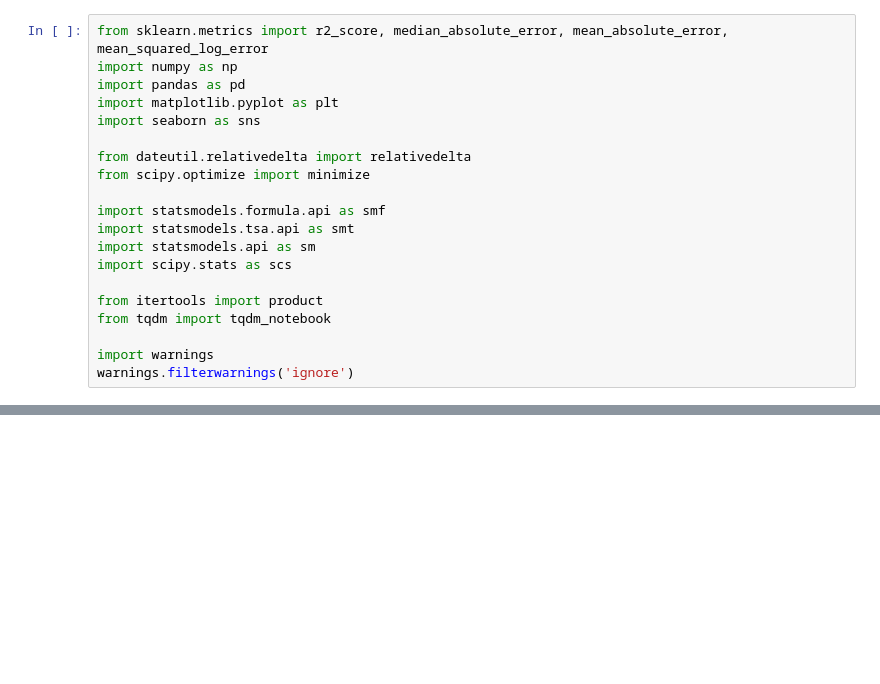
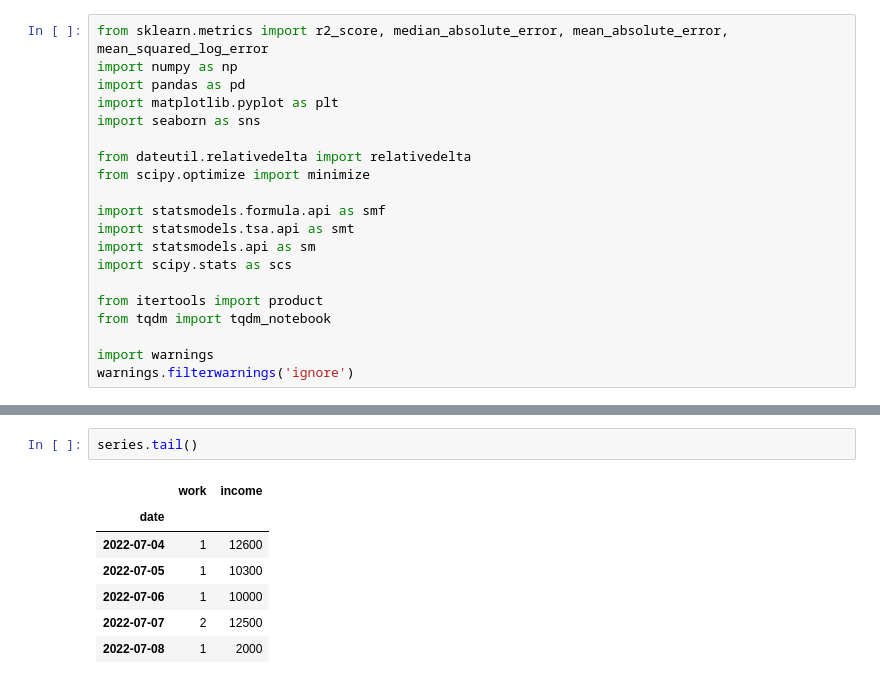
Before and after one commit to wessware/time_series_forecasting_linear_ml_models, a Jupyter notebook: models/time_series_1.ipynb, the cells around one changed output, grey strips where cells are left out. Drawn from its saved outputs; the diff is of its cells as text; blank space fills up the shorter version.

```diff
--- a/models/time_series_1.ipynb
+++ b/models/time_series_1.ipynb
@@ -32,3 +33,13 @@ series.head()
+# %%
+series.tail()
+# %% [output]
+|  | work | income |
+| date |  |  |
+| 2022-07-04 | 1 | 12600 |
+| 2022-07-05 | 1 | 10300 |
+| 2022-07-06 | 1 | 10000 |
+| 2022-07-07 | 2 | 12500 |
+| 2022-07-08 | 1 | 2000 |
 # %%
 plt.figure(figsize=(15, 7))
 plt.plot(series.work)
```
Also changed, not shown: parts of 4 cells of this notebook.
